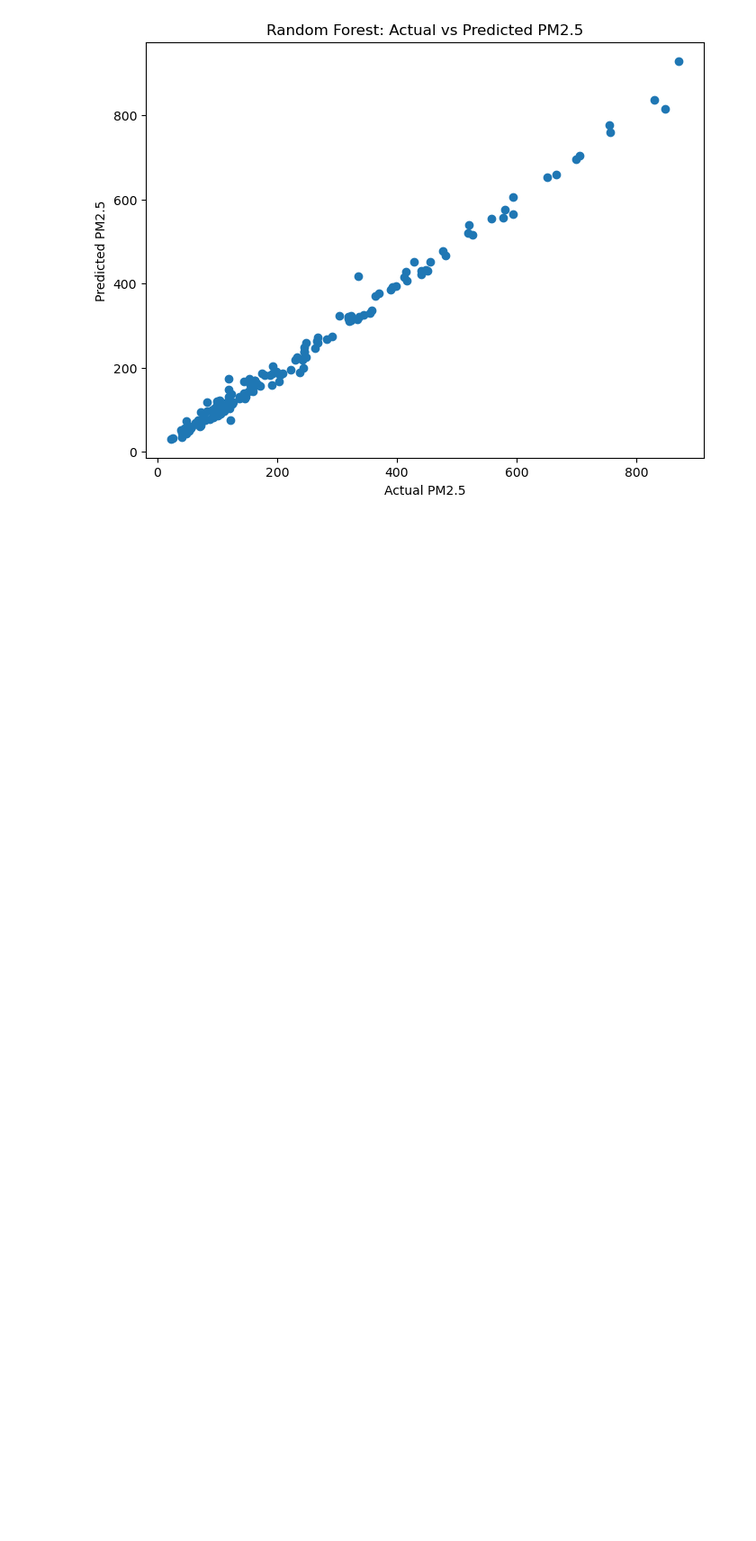
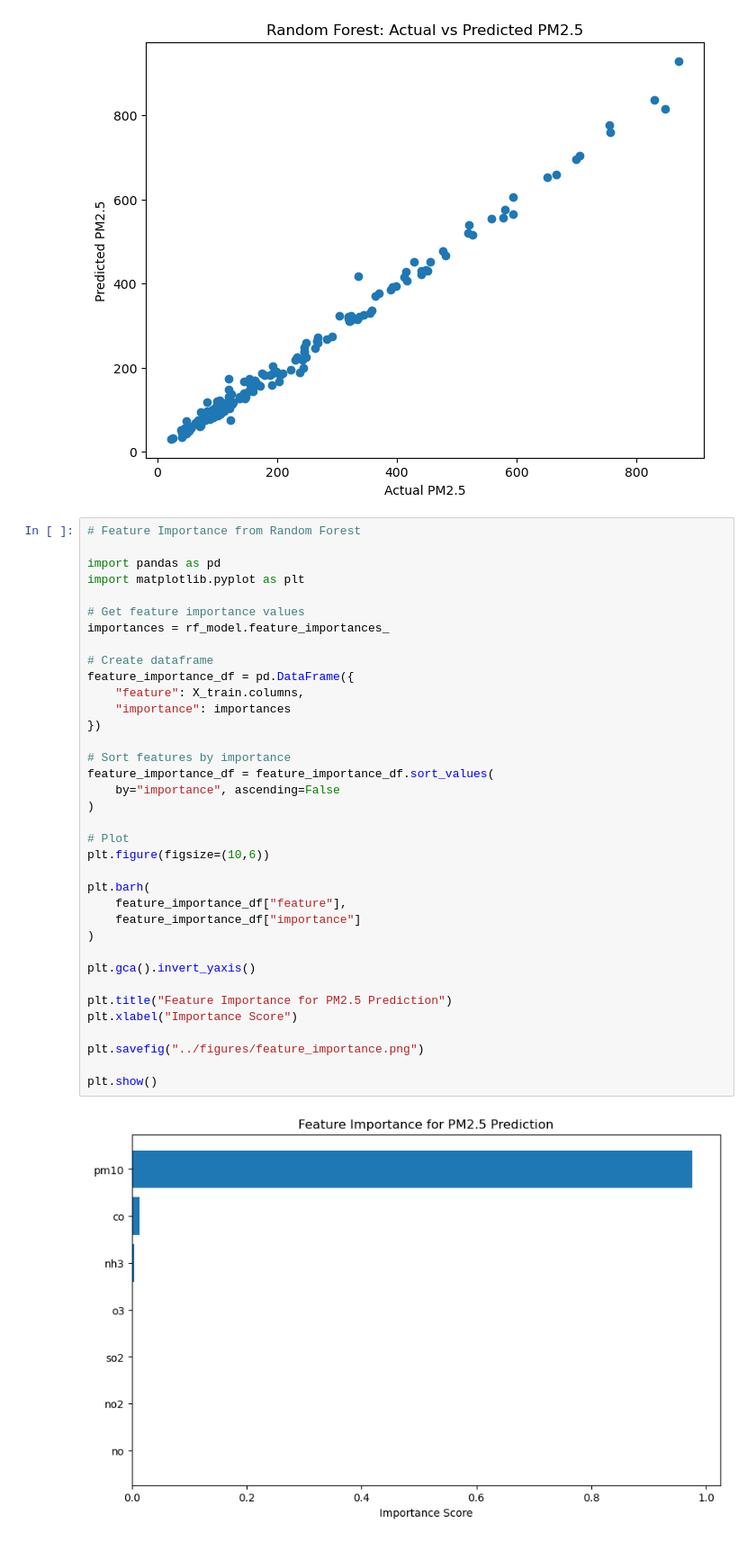
Before and after one commit to ShivaliBajaj/delhi-air-pollution-prediction, a Jupyter notebook: notebooks/03_modeling_pm25_prediction.ipynb, the cells around one changed output. Shown at 90% size. Saved outputs shown, nothing was run; the diff lists cells and outputs as text; blank space fills up the shorter version.

```diff
--- a/notebooks/03_modeling_pm25_prediction.ipynb
+++ b/notebooks/03_modeling_pm25_prediction.ipynb
@@ -289,3 +289,41 @@ plt.savefig("../figures/prediction_vs_actual.png")
 plt.show()
 # %% [output]
 [figure]
+# %%
+# Feature Importance from Random Forest
+
+import pandas as pd
+import matplotlib.pyplot as plt
+
+# Get feature importance values
+importances = rf_model.feature_importances_
+
+# Create dataframe
+feature_importance_df = pd.DataFrame({
+    "feature": X_train.columns,
+    "importance": importances
+})
+
+# Sort features by importance
+feature_importance_df = feature_importance_df.sort_values(
+    by="importance", ascending=False
+)
+
+# Plot
+plt.figure(figsize=(10,6))
+
+plt.barh(
+    feature_importance_df["feature"],
+    feature_importance_df["importance"]
+)
+
+plt.gca().invert_yaxis()
+
+plt.title("Feature Importance for PM2.5 Prediction")
+plt.xlabel("Importance Score")
+
+plt.savefig("../figures/feature_importance.png")
+
+plt.show()
+# %% [output]
+[figure, added]
```
Also changed, not shown: parts of 1 cell of this notebook.
